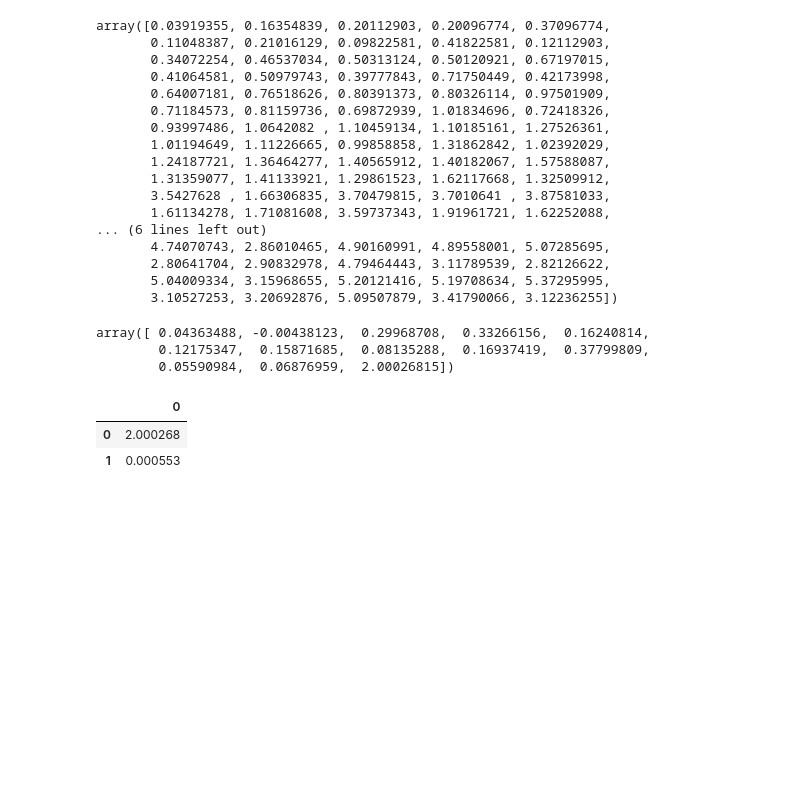
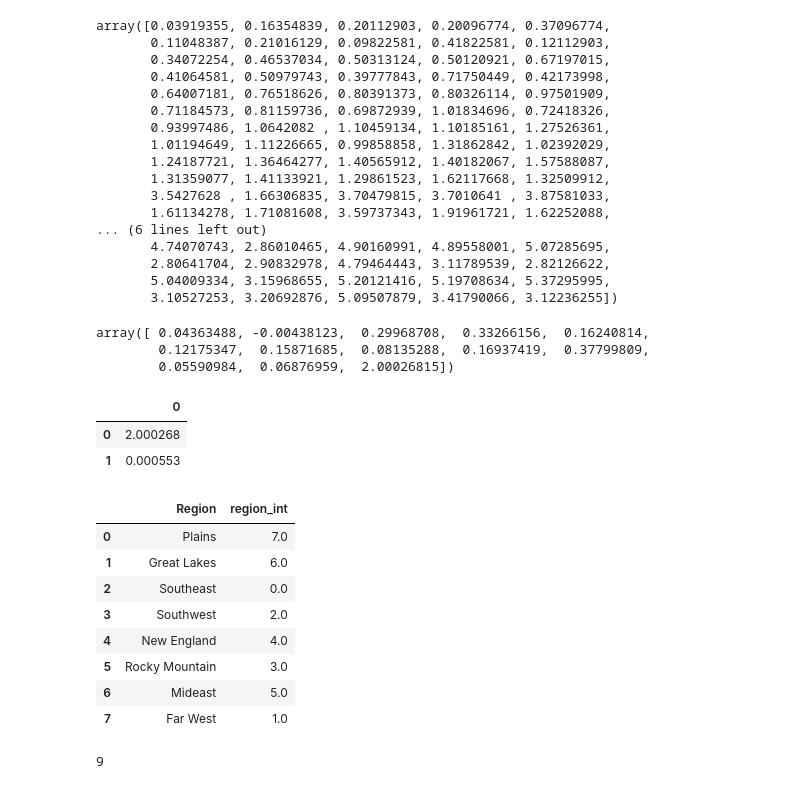
Before and after one commit to GondekNP/TreatmentBiasInvestigator, a Jupyter notebook: setup.ipynb, the cells around one changed output. Drawn from its saved outputs; the diff is of its cells as text; code cells hidden in the pictures; blank space fills up the shorter version.

```diff
--- a/setup.ipynb
+++ b/setup.ipynb
@@ -234,3 +234,19 @@ pd.DataFrame(tst)
 |  | 0 |
 | 0 | 2.000268 |
 | 1 | 0.000553 |
+# %%
+loc_map.groupby('Region').mean().sort_values('GDPcont_t0').region_int.to_frame().reset_index()
+# %% [output]
+|  | Region | region_int |
+| 0 | Plains | 7.0 |
+| 1 | Great Lakes | 6.0 |
+| 2 | Southeast | 0.0 |
+| 3 | Southwest | 2.0 |
+| 4 | New England | 4.0 |
+| 5 | Rocky Mountain | 3.0 |
+| 6 | Mideast | 5.0 |
+| 7 | Far West | 1.0 |
+# %%
+np.arange(0.01,.055, .005).size
+# %% [output]
+9
```
Also changed, not shown: parts of 2 cells of this notebook, 8 other files.
